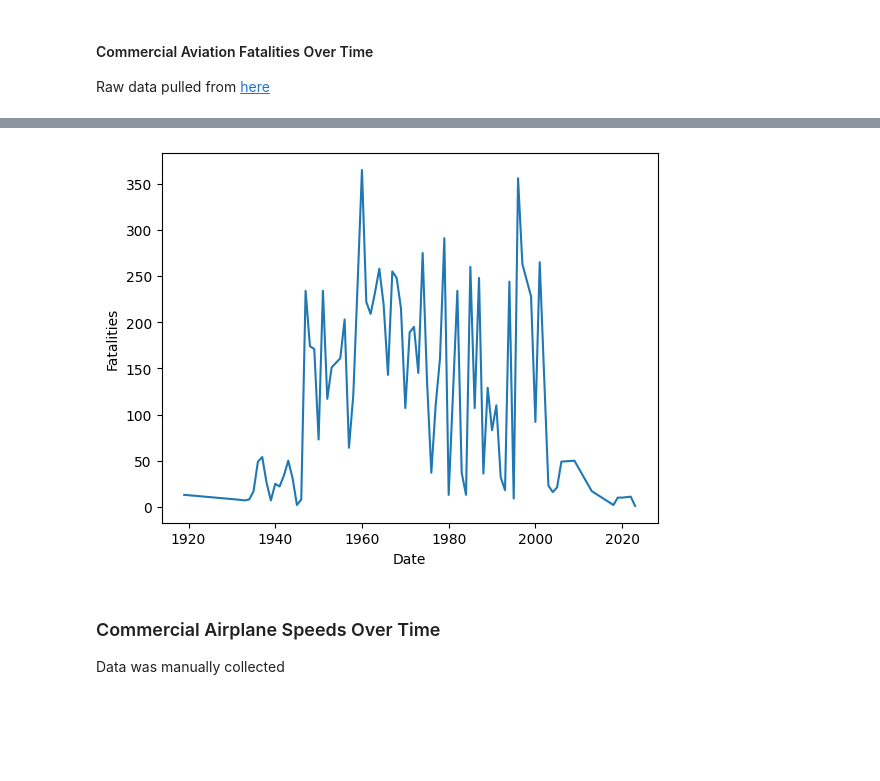
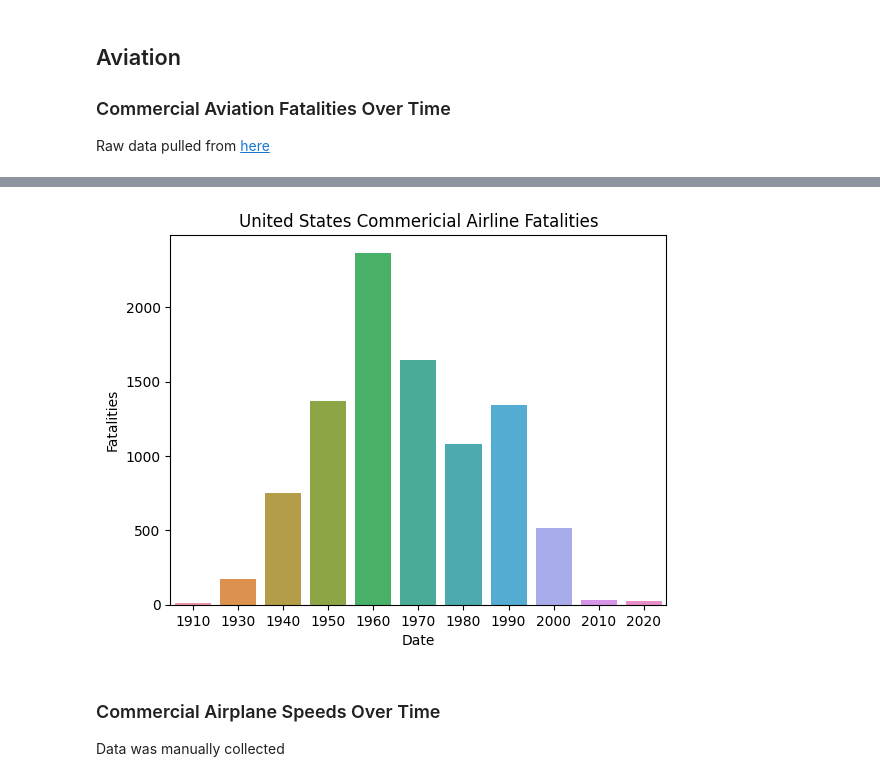
Before and after one commit to jordanott/BackToTheFuture, a Jupyter notebook: notebooks/government.ipynb, the cells around one changed output, grey strips where cells are left out. Cells and saved outputs as stored; diff of their text form; code cells hidden in the pictures; blank space fills up the shorter version.

```diff
--- a/notebooks/government.ipynb
+++ b/notebooks/government.ipynb
@@ -8,8 +52,9 @@ import matplotlib.pyplot as plt
 # %% [markdown]
-#### Commercial Aviation Fatalities Over Time
+## Aviation
+### Commercial Aviation Fatalities Over Time
 Raw data pulled from [here](https://en.wikipedia.org/wiki/List_of_fatal_accidents_and_incidents_involving_commercial_aircraft_in_the_United_States)
 # %%
-df = pd.read_csv("../raw_data/List_of_fatal_accidents_and_incidents_involving_commercial_aircraft_in_the_United_States.csv", sep="\t")
+df = pd.read_csv("../raw_data/government/List_of_fatal_accidents_and_incidents_involving_commercial_aircraft_in_the_United_States.csv", sep="\t")
 df["Date"] = pd.to_datetime(df["Date"], format="mixed")
 df["Fatalities"] = df["Fatalities"].replace(",", "").astype(float)
 
@@ -24,9 +69,12 @@ df.head()
 | 3 | 2020-05-07 | 1.0 | 0 | 58 | Southwest Airlines Flight 1392 | Austin | Texas | ... |
 | 4 | 2020-01-26 | 9.0 | 0 | 0 | 2020 Calabasas helicopter crash | Calabasas | California | ... |
 # %%
-sns.lineplot(x="Date", y="Fatalities", data=df["Fatalities"].groupby(df["Date"].dt.year).sum().reset_index());
+fatalities_per_decade = df["Fatalities"].groupby((df["Date"].dt.year//10)*10).sum().reset_index()
+# fatalities_per_year = df["Fatalities"].groupby(df["Date"].dt.year).sum().reset_index()
+plt.title("United States Commericial Airline Fatalities")
+sns.barplot(x="Date", y="Fatalities", data=fatalities_per_decade);
 # %% [output]
-[figure, old version]
+[figure, new version]
 # %% [markdown]
 ### Commercial Airplane Speeds Over Time
 Data was manually collected
```
Also changed, not shown: parts of 17 cells of this notebook.
